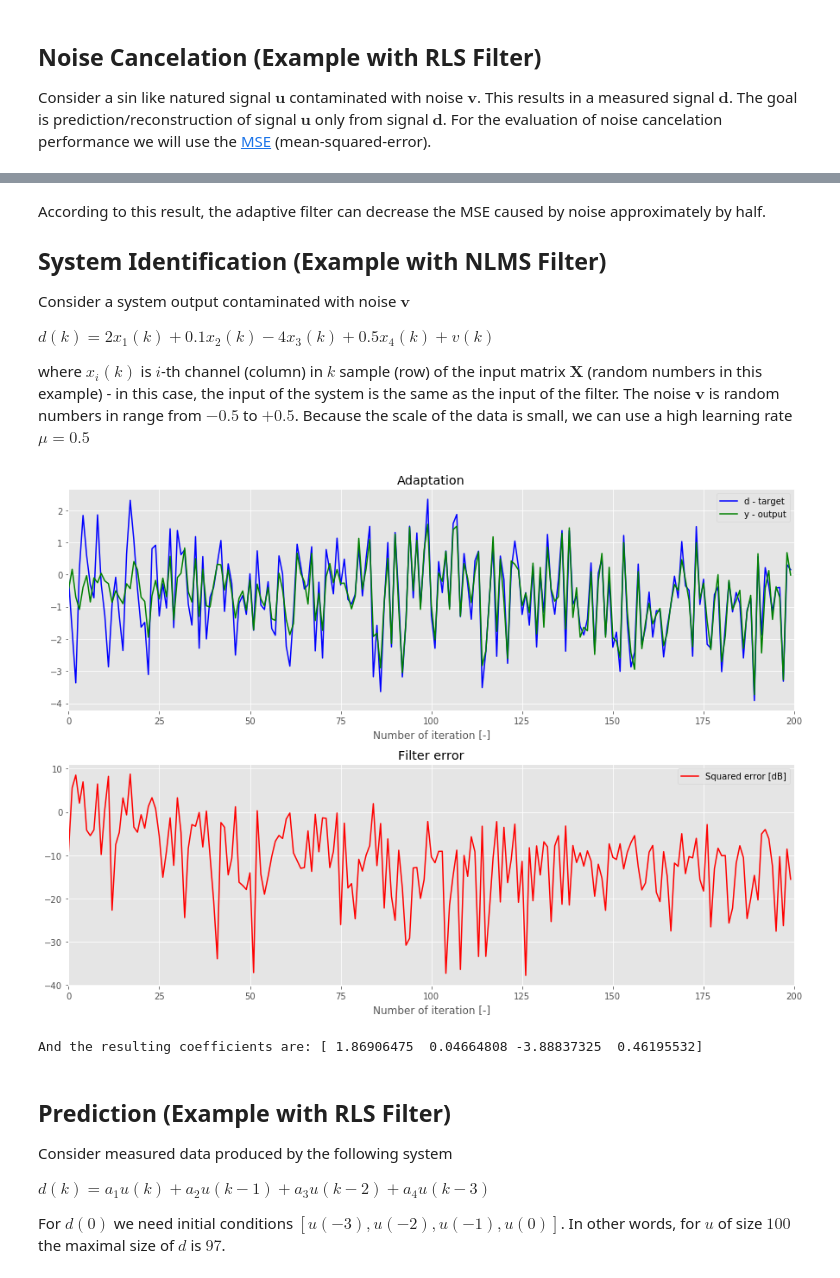
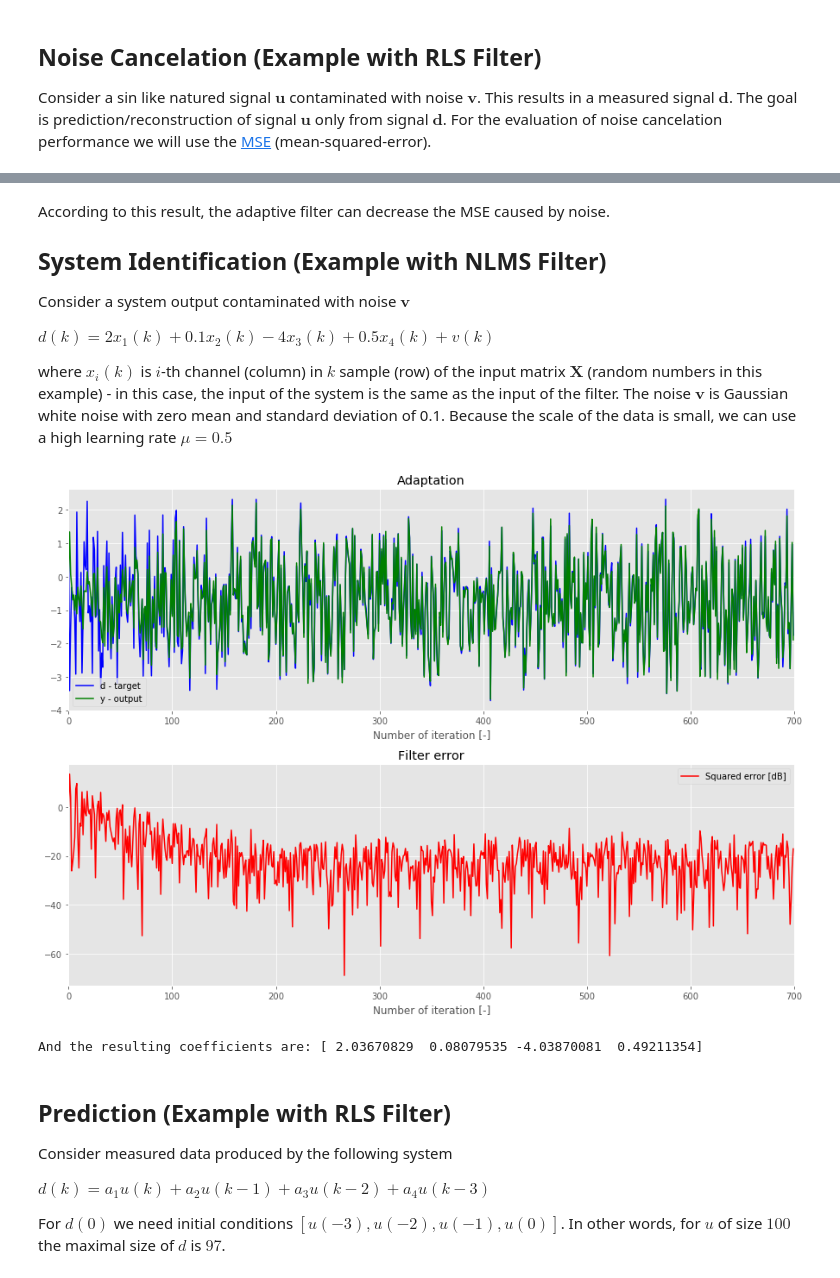
Before and after one commit to matousc89/Python-Adaptive-Signal-Processing-Handbook, a Jupyter notebook: notebooks/padasip_adaptive_filters_basics.ipynb, the cells around one changed output, grey strips where cells are left out. Saved outputs shown, nothing was run; the diff lists cells and outputs as text; code cells hidden in the pictures.

Commit message:
Upgrade of Adaptive Filters Basics notebook

```diff
--- a/notebooks/padasip_adaptive_filters_basics.ipynb
+++ b/notebooks/padasip_adaptive_filters_basics.ipynb
@@ -102,5 +103,5 @@ plt.show()
 # %% [markdown]
-According to this result, the adaptive filter can decrease the MSE caused by noise approximately by half.
+According to this result, the adaptive filter can decrease the MSE caused by noise.
 
 ## System Identification (Example with NLMS Filter)
 
@@ -108,35 +109,35 @@ Consider a system output contaminated with noise $\textbf{v}$
 
 $d(k) = 2 x_1(k) + 0.1 x_2(k) - 4 x_3(k) + 0.5 x_4(k) + v(k)$
 
-where $x_i(k)$ is $i$-th channel (column) in $k$ sample (row) of the input matrix $\textbf{X}$ (random numbers in this example) - in this case, the input of the system is the same as the input of the filter. The noise $\textbf{v}$ is random numbers in range from $-0.5$ to $+0.5$. Because the scale of the data is small, we can use a high learning rate $\mu=0.5$
+where $x_i(k)$ is $i$-th channel (column) in $k$ sample (row) of the input matrix $\textbf{X}$ (random numbers in this example) - in this case, the input of the system is the same as the input of the filter. The noise $\textbf{v}$ is Gaussian white noise with zero mean and standard deviation of 0.1. Because the scale of the data is small, we can use a high learning rate $\mu=0.5$
 # %%
 # creation of x and d
-N = 200
+N = 700
 x = np.random.random((N, 4))
-v = np.random.random(N) - 0.5
+v = np.random.normal(0, 1, N) * 0.1
 d = 2*x[:,0] + 0.1*x[:,1] - 4*x[:,2] + 0.5*x[:,3] + v
 
 # identification
 f = pa.filters.FilterNLMS(mu=0.5, n=4)
 y, e, w = f.run(d, x)
 
 # show results
 plt.figure(figsize=(12.5,9))
 plt.subplot(211);plt.title("Adaptation");plt.xlabel("Number of iteration [-]")
 plt.plot(d,"b", label="d - target")
 plt.plot(y,"g", label="y - output")
-plt.xlim(0,200)
+plt.xlim(0, N)
 plt.legend()
 
 plt.subplot(212); plt.title("Filter error"); plt.xlabel("Number of iteration [-]")
 plt.plot(pa.misc.logSE(e),"r", label="Squared error [dB]");plt.legend()
-plt.xlim(0,200)
+plt.xlim(0, N)
 plt.tight_layout()
 plt.show()
 print("And the resulting coefficients are: {}".format(w[-1]))
 # %% [output]
-[figure, old version]
+[figure, new version]
-And the resulting coefficients are: [ 1.86906475  0.04664808 -3.88837325  0.46195532]
+And the resulting coefficients are: [ 2.03670829  0.08079535 -4.03870081  0.49211354]
 # %% [markdown]
 ## Prediction (Example with RLS Filter)
 
```
Also changed, not shown: parts of 3 cells of this notebook.
